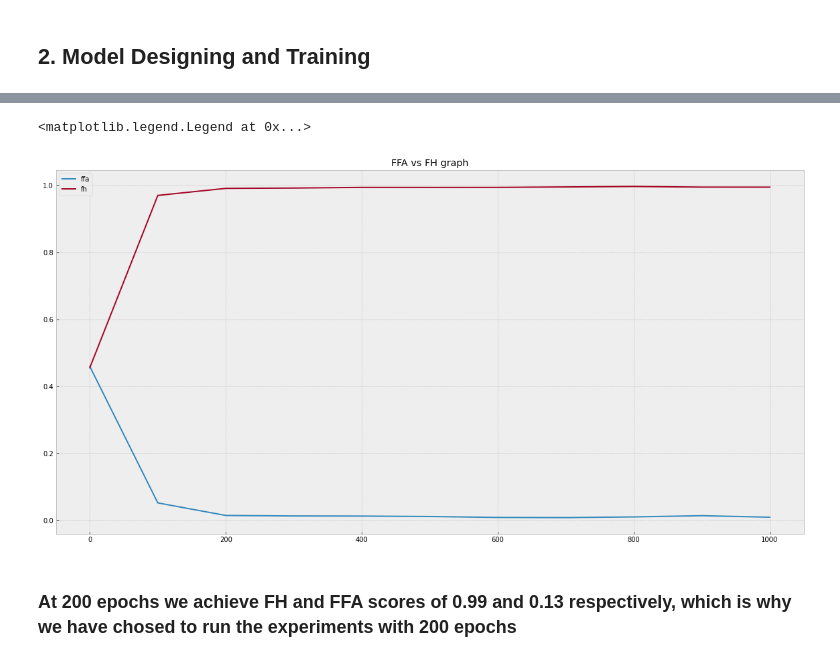
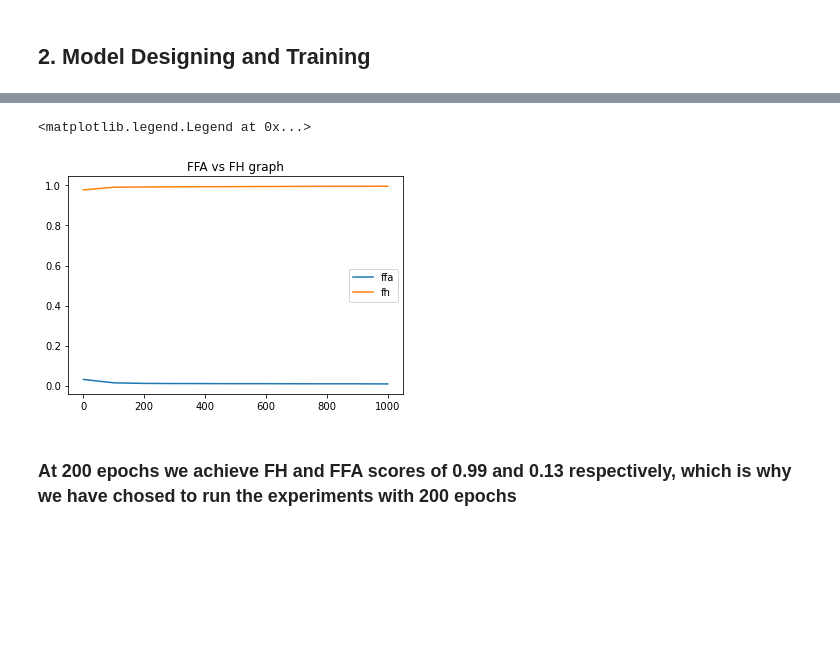
Before and after one commit to shivambang/Neural-Networks, a Jupyter notebook: Deep Neural Network/dnn.ipynb, the cells around one changed output, grey strips where cells are left out. Cells and saved outputs as stored; diff of their text form; code cells hidden in the pictures; blank space fills up the shorter version.

```diff
--- a/Deep Neural Network/dnn.ipynb
+++ b/Deep Neural Network/dnn.ipynb
@@ -10,3 +10,19 @@ import cv2
 import matplotlib.pyplot as plt
 import torch
 from torch.autograd import Variable
+# %%
+from random import sample
+import numpy as np
+def add_noise(data, cx, sigma):
+    nnp = int(cx*len(data))
+    idx = sample(range(len(data)), nnp)
+    noise = np.random.normal(0, sigma, nnp)
+    for i in range(nnp):
+        data[idx[i]] += noise[i]
+    return data
+def normalize(data):
+    mini = np.amin(data)
+    maxi = np.amax(data)
+    for i in range(len(data)):
+        data[i] = (data[i] - mini)/(maxi - mini)
+    return data
@@ -33,8 +202,0 @@ for i in range(36):
-# %%
-plt.style.use('bmh')
-plt.figure(figsize=(10, 10))
-plt.xticks(range(0, 16, 5))
-plt.ylim(16, 0)
-plt.xlim(0, 16)
-plt.yticks(range(0, 16, 5))
-plt.imshow(data[35].reshape(16, 16), 'gray')
@@ -47,24 +206,21 @@ y_data = Variable(torch.Tensor([data]))
 # %% [markdown]
 ## 2. Model Designing and Training
 # %%
-from model import DeepNet
-from engine import test, train
-
+from random import randint
 # metrics for measuring the performance of the model
 ffa = []
 fh = []
 
 
+model = DeepNet(layerSize=[256]+[256]*3+[256])
+criterion = torch.nn.MSELoss()
+optimizer = torch.optim.Adam(model.parameters(), lr = 0.001)
 for epochs in range(0, 1100, 100):
-    model = DeepNet(layerSize=[256]+[256]*3+[256])
-    criterion = torch.nn.MSELoss()
-    optimizer = torch.optim.Adam(model.parameters(), lr = 0.001)
 
     #Train the model with MSE loss criterion and Adam optimizer function
-    train(data, data, model, criterion, optimizer, epochs)
+    train(data, data, model, criterion, optimizer, 100)
 
     # Compute errors and predicted output
     pred, err = test(data=data, target=data, model=model)
     fh += [np.mean(err[0])]
     ffa += [np.mean(err[1])]
-    print("Epochs {}: FFA {} and FH {}".format(epochs, ffa[-1], fh[-1]))
@@ -83,13 +227,12 @@ Epochs 1000: FFA 0.008112245818217456 and FH 0.9948824786161428
 # %%
-plt.figure(figsize=(20,10))
 plt.plot(range(0, 1100, 100), ffa, label='ffa')
 plt.plot(range(0, 1100, 100), fh, label='fh')
 
 plt.title("FFA vs FH graph")
 plt.legend()
 # %% [output]
 <matplotlib.legend.Legend at 0x...>
-[figure, old version]
+[figure, new version]
 # %% [markdown]
 ### At 200 epochs we achieve FH and FFA scores of 0.99 and 0.13 respectively, which is why we have chosed to run the experiments with 200 epochs
 # %%
```
Also changed, not shown: parts of 34 cells of this notebook.
